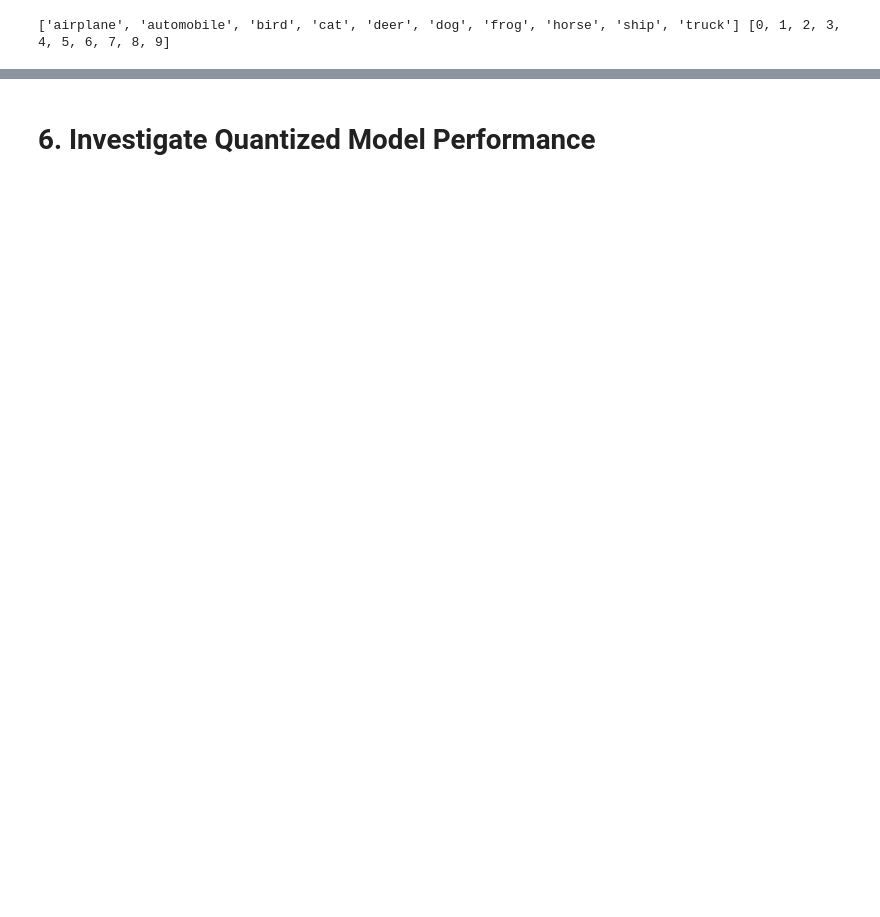
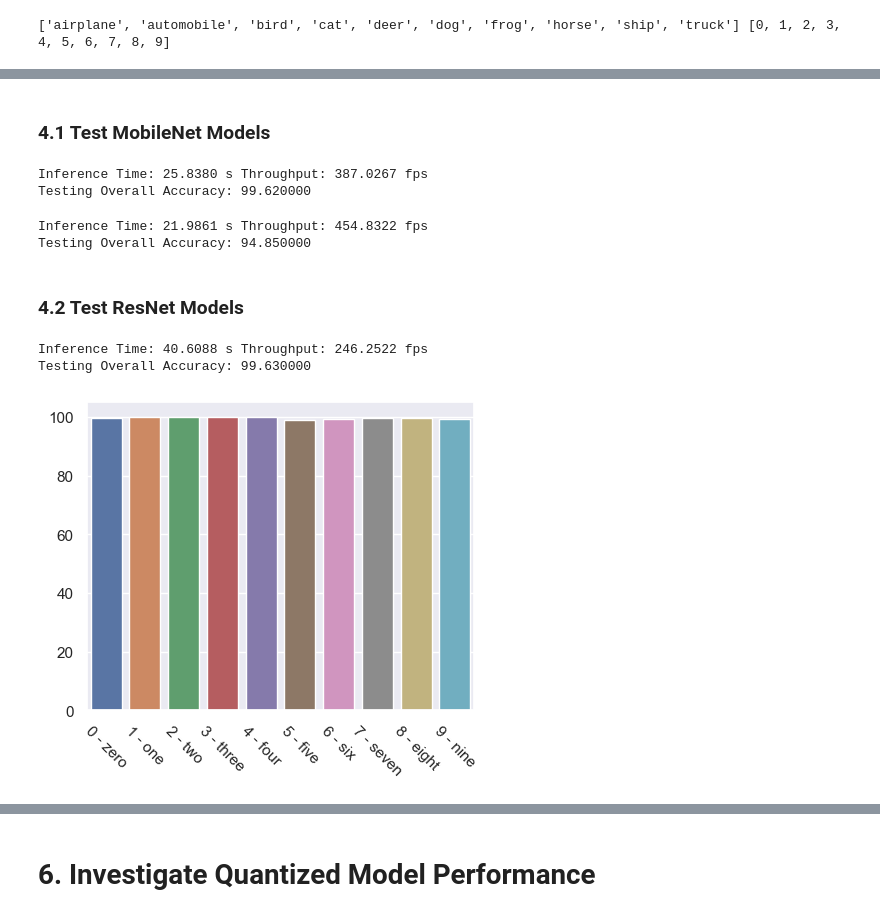
Before and after one commit to paulmjojy/DeepLearningFinalProj, a Jupyter notebook: Final.ipynb, the cells around one changed output, grey strips where cells are left out. Drawn from its saved outputs; the diff is of its cells as text; code cells hidden in the pictures; blank space fills up the shorter version.

```diff
--- a/Final.ipynb
+++ b/Final.ipynb
@@ -455,15 +280,0 @@ else:
-# %%
-#Create model for dataset
-resNet_mnist, resNet_mnist_dict = create_resnet(numClassesMnist)
-
-#Load or train model
-modelpath = modelFolderPath + 'model_resnet_mnist.pth'
-if(os.path.exists(modelpath)):
-    if device == 'cpu':
-        resNet_mnist.load_state_dict(torch.load(modelpath,map_location=torch.device('cpu')))
-    else:
-        resNet_mnist.load_state_dict(torch.load(modelpath))
-else:
-    resNet_mnist, metrics_resNet_mnist = train_model(resNet_mnist, resNet_mnist_dict, dataloaders_mnist, EPOCHS)
-    sns.relplot(data=metrics_resNet_mnist, kind="line", x="epoch", y="accuracy", hue="phase",)
-    torch.save(resNet_mnist.state_dict(), modelpath)
@@ -599,0 +417,15 @@ Testing Overall Accuracy: 99.710000
+# %%
+#Create model for mnist dataset
+resNet_mnist, resNet_mnist_dict = create_resnet(numClassesMnist)
+
+#Load or train model
+modelpath = modelFolderPath + 'model_resnet_mnist.pth'
+if(os.path.exists(modelpath)):
+    if DEVICE == 'cpu':
+        resNet_mnist.load_state_dict(torch.load(modelpath,map_location=torch.device('cpu')))
+    else:
+        resNet_mnist.load_state_dict(torch.load(modelpath))
+else:
+    resNet_mnist, metrics_resNet_mnist = train_model(resNet_mnist, resNet_mnist_dict, dataloaders_mnist, EPOCHS)
+    sns.relplot(data=metrics_resNet_mnist, kind="line", x="epoch", y="accuracy", hue="phase",)
+    torch.save(resNet_mnist.state_dict(), modelpath)
@@ -599,0 +546,26 @@ Testing Overall Accuracy: 99.710000
+# %% [markdown]
+### 4.1 Test MobileNet Models
+# %%
+#mobilenet mnist
+allLabels, allPrediction, testAccuracies = test_model(mobilenet_mnist, classesNumericMnist, dataloaders_mnist['test'])
+show_test_results(allLabels, allPrediction, testAccuracies, classesMnist, False, False)
+# %% [output]
+Inference Time: 25.8380 s Throughput: 387.0267 fps
+Testing Overall Accuracy: 99.620000
+# %%
+#mobilenet cifar
+allLabels, allPrediction, testAccuracies = test_model(mobilenet_cifar, classesNumericCifar, dataloaders_cifar['test'])
+show_test_results(allLabels, allPrediction, testAccuracies, classesCifar, False, False)
+# %% [output]
+Inference Time: 21.9861 s Throughput: 454.8322 fps
+Testing Overall Accuracy: 94.850000
+# %% [markdown]
+### 4.2 Test ResNet Models
+# %%
+#resNet mnist
+allLabels, allPrediction, testAccuracies = test_model(resNet_mnist, classesNumericMnist, dataloaders_mnist['test'])
+show_test_results(allLabels, allPrediction, testAccuracies, classesMnist, False, True)
+# %% [output]
+Inference Time: 40.6088 s Throughput: 246.2522 fps
+Testing Overall Accuracy: 99.630000
+[figure, added]
```
Also changed, not shown: parts of 69 cells of this notebook.
